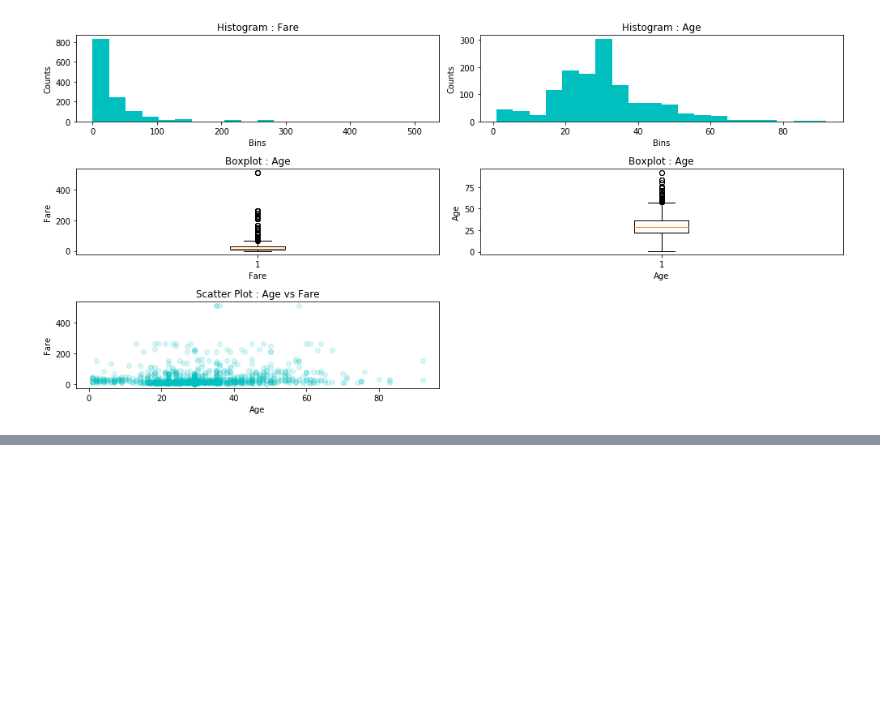
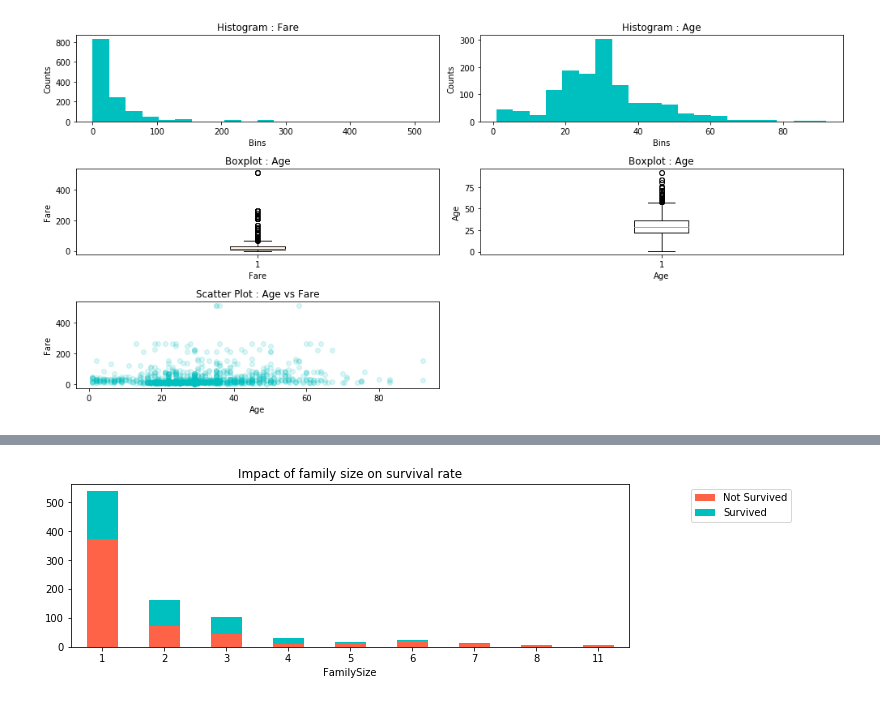
Before and after one commit to MildoCentaur/titanic-ds-python, a Jupyter notebook: titanic-ds-python/notebooks/Exploring data with Pandas.ipynb, the cells around one changed output, grey strips where cells are left out. Saved outputs shown, nothing was run; the diff lists cells and outputs as text; code cells hidden in the pictures; blank space fills up the shorter version.

```diff
--- a/titanic-ds-python/notebooks/Exploring data with Pandas.ipynb
+++ b/titanic-ds-python/notebooks/Exploring data with Pandas.ipynb
@@ -1758,5 +1760,6 @@ FamilySize
 # %%
 # impact of family size on survival rate
 family_survived =  df[df.Survived != -888].groupby(['FamilySize','Survived']).size().unstack()
+family_survived.columns = ['Not Survived', 'Survived']
 print (family_survived)
 # %% [output]
@@ -1775,0 +1777,11 @@ FamilySize
+# %%
+# Mix and Match
+f, ax = plt.subplots(figsize=(10,3))
+ax.set_title('Impact of family size on survival rate')
+family_survived.plot(kind='bar', stacked=True, color=['tomato','c'], ax=ax, rot=0)
+plt.legend(bbox_to_anchor=(1.3,1.0))
+plt.show()
+#Este grafico muestra los valores totales pero dado la diferencia de escalas no se puede
+#apreciar el verdadero impacto del FamilySize con respecto a la supervivencia
+# %% [output]
+[figure, added]
```
Also changed, not shown: parts of 9 cells of this notebook, 7 other files.
